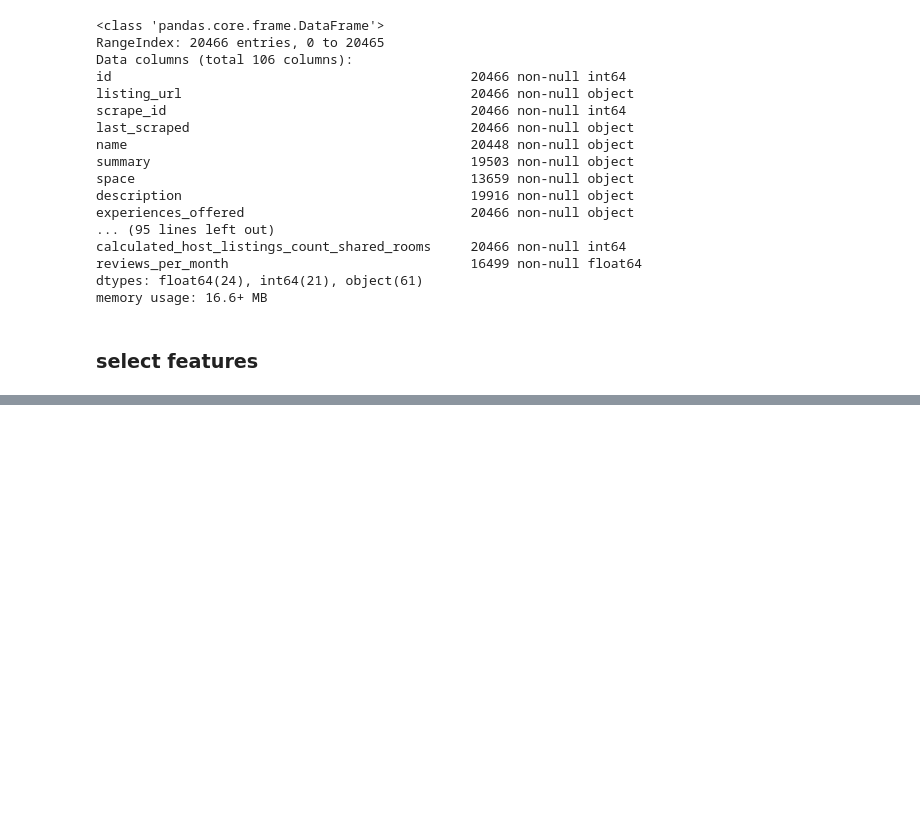
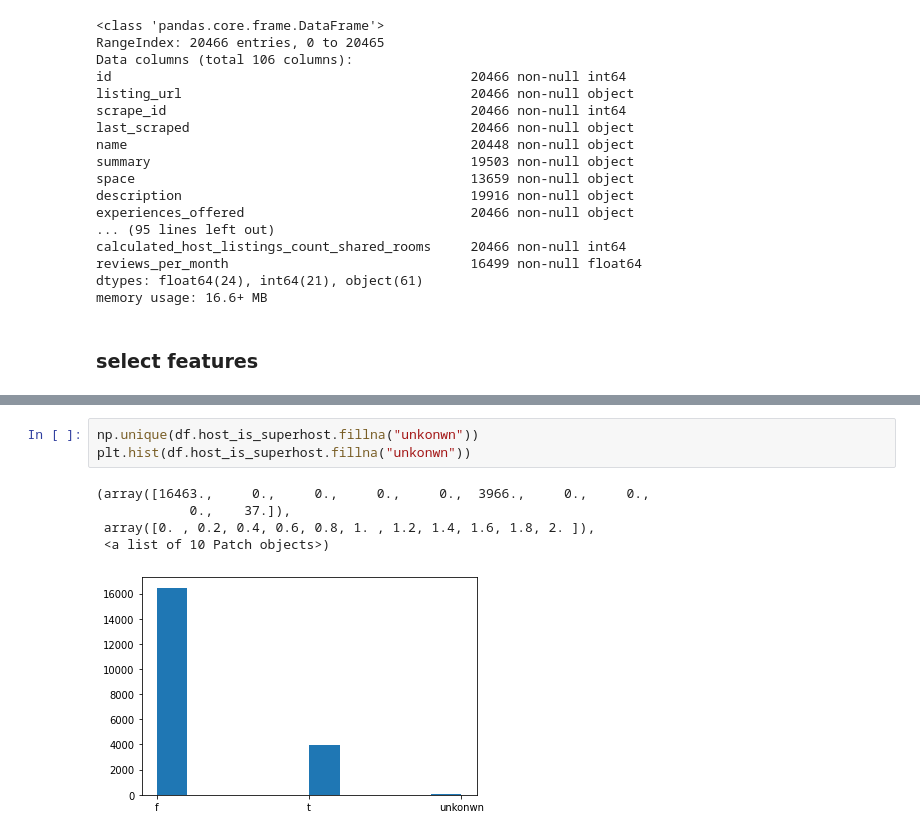
Before and after one commit to RyanXJu/Airbnb_Montreal, a Jupyter notebook: PricePrediction.ipynb, the cells around one changed output, grey strips where cells are left out. Cells and saved outputs as stored; diff of their text form; blank space fills up the shorter version.

```diff
--- a/PricePrediction.ipynb
+++ b/PricePrediction.ipynb
@@ -85,0 +170,9 @@ np.unique(listings_detail.guests_included, return_counts=True)
+# %%
+np.unique(df.host_is_superhost.fillna("unkonwn"))
+plt.hist(df.host_is_superhost.fillna("unkonwn"))
+# %% [output]
+(array([16463.,     0.,     0.,     0.,     0.,  3966.,     0.,     0.,
+            0.,    37.]),
+ array([0. , 0.2, 0.4, 0.6, 0.8, 1. , 1.2, 1.4, 1.6, 1.8, 2. ]),
+ <a list of 10 Patch objects>)
+[figure, added]
```
Also changed, not shown: parts of 14 cells of this notebook.
